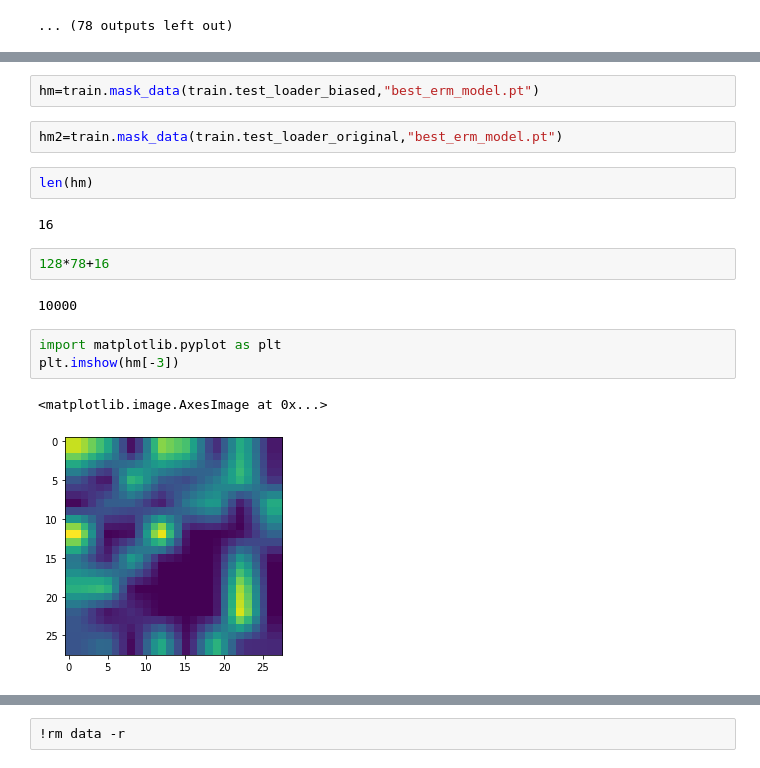
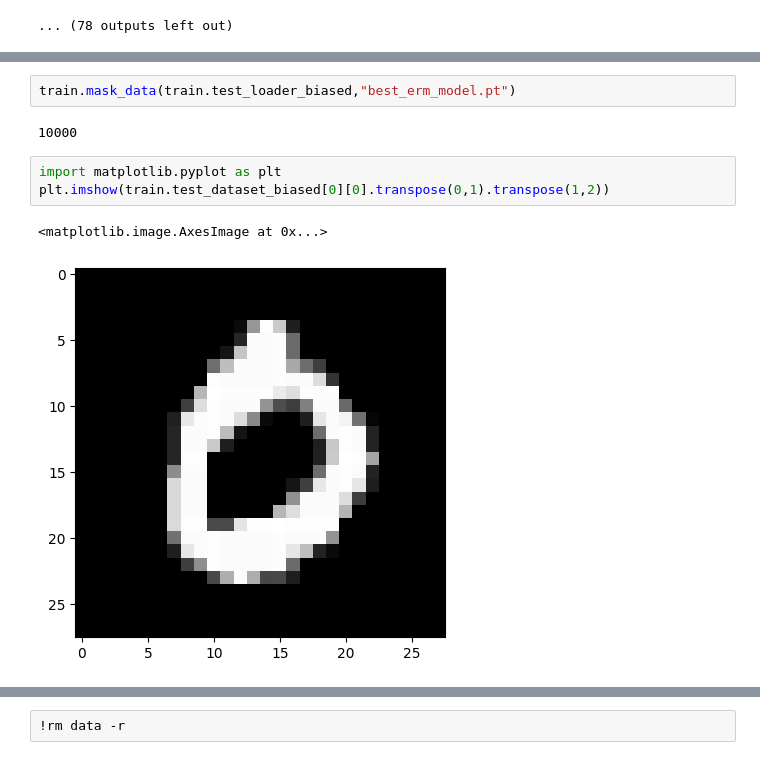
Before and after one commit to Giordano-Cicchetti/MaskTune_NN, a Jupyter notebook: MNIST/mnist_preprocess.ipynb, the cells around one changed output, grey strips where cells are left out. Drawn from its saved outputs; the diff is of its cells as text.

Commit message:
masked_data

```diff
--- a/MNIST/mnist_preprocess.ipynb
+++ b/MNIST/mnist_preprocess.ipynb
@@ -110,18 +80,10 @@ Test accuracy = 0.46014636075949367
 # %%
-hm=train.mask_data(train.test_loader_biased,"best_erm_model.pt")
+train.mask_data(train.test_loader_biased,"best_erm_model.pt")
+# %% [output]
+10000
-# %%
-hm2=train.mask_data(train.test_loader_original,"best_erm_model.pt")
-# %%
-len(hm)
-# %% [output]
-16
-# %%
-128*78+16
-# %% [output]
-10000
 # %%
 import matplotlib.pyplot as plt
-plt.imshow(hm[-3])
+plt.imshow(train.test_dataset_biased[0][0].transpose(0,1).transpose(1,2))
 # %% [output]
 <matplotlib.image.AxesImage at 0x...>
-[figure, old version]
+[figure, new version]
```
Also changed, not shown: parts of 7 cells of this notebook, 2 other files.
